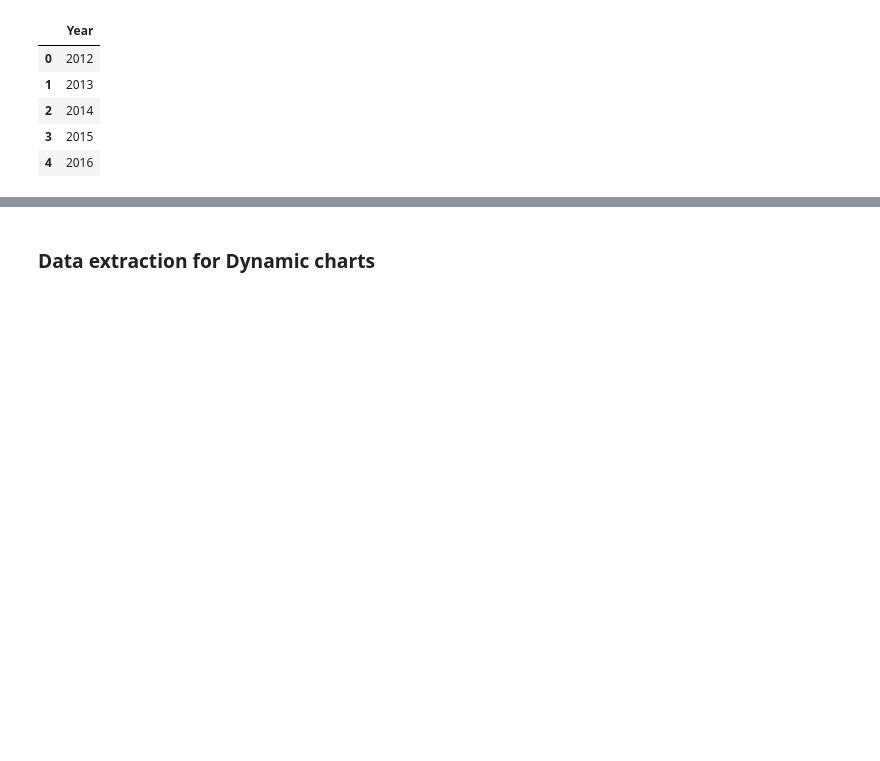
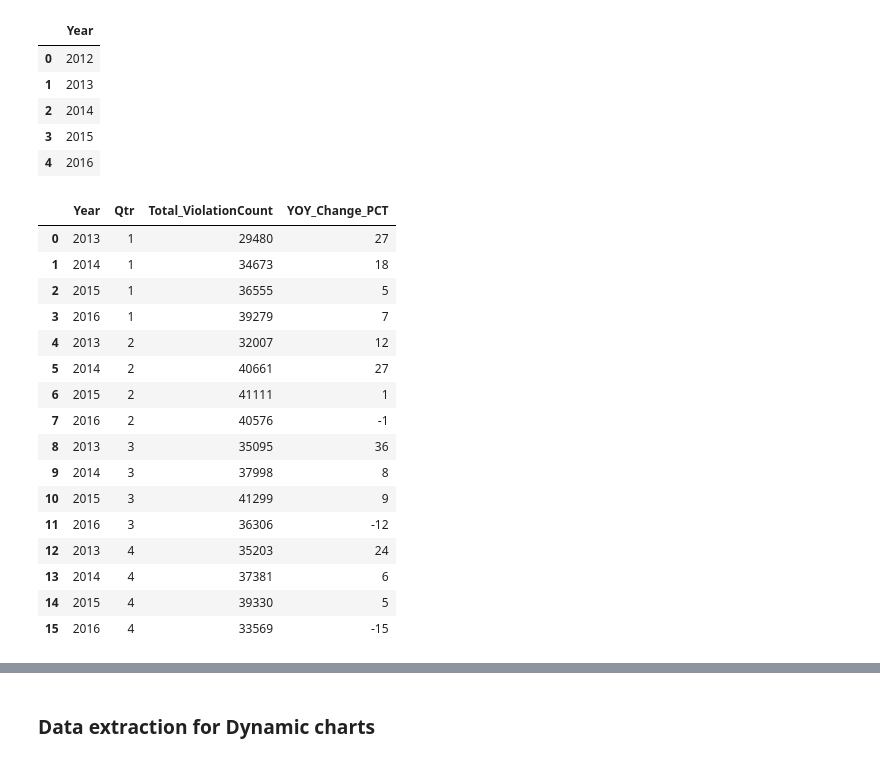
Before and after one commit to sigmanudude/Project2, a Jupyter notebook: dataQueries.ipynb, the cells around one changed output, grey strips where cells are left out. Drawn from its saved outputs; the diff is of its cells as text; code cells hidden in the pictures; blank space fills up the shorter version.

```diff
--- a/dataQueries.ipynb
+++ b/dataQueries.ipynb
@@ -102,27 +102,49 @@ def summarize_YR_QTR():
 # %%
 # extract violation count by year and qtr
 def violation_YOY_Change():
     df = summarize_YR_QTR()
     df_yoy = pd.pivot_table(df, values = "Total_ViolationCount", index = ['Year'], columns = ["Qtr"], aggfunc = np.sum)
     #caclculate year on year change
     df_yoy = df_yoy.pct_change()
     # drop na
     df_yoy = df_yoy.dropna(how = "any")
 
     # reshape to normal dataframe strcuture
     df_yoy = pd.DataFrame(df_yoy.unstack())
     df_yoy.rename(columns = {0: 'YOY_Change_PCT'}, inplace = True)
     df_yoy.reset_index(inplace = True)
 
     #
 
     #merge total violations and yoy df for final df
     df_final = pd.merge(df, df_yoy, on = ['Year','Qtr'])
 
+    #convert YOY to % and round off to two digits
+    df_final.YOY_Change_PCT = (df_final.YOY_Change_PCT * 100).apply(round, 2)
+
+
     return df_final
 
-
-#violation_YOY_Change()
+#
+# violation_YOY_Change()
+# %% [output]
+|  | Year | Qtr | Total_ViolationCount | YOY_Change_PCT |
+| 0 | 2013 | 1 | 29480 | 27 |
+| 1 | 2014 | 1 | 34673 | 18 |
+| 2 | 2015 | 1 | 36555 | 5 |
+| 3 | 2016 | 1 | 39279 | 7 |
+| 4 | 2013 | 2 | 32007 | 12 |
+| 5 | 2014 | 2 | 40661 | 27 |
+| 6 | 2015 | 2 | 41111 | 1 |
+| 7 | 2016 | 2 | 40576 | -1 |
+| 8 | 2013 | 3 | 35095 | 36 |
+| 9 | 2014 | 3 | 37998 | 8 |
+| 10 | 2015 | 3 | 41299 | 9 |
+| 11 | 2016 | 3 | 36306 | -12 |
+| 12 | 2013 | 4 | 35203 | 24 |
+| 13 | 2014 | 4 | 37381 | 6 |
+| 14 | 2015 | 4 | 39330 | 5 |
+| 15 | 2016 | 4 | 33569 | -15 |
 # %%
 # extract violation count by police dist, year and qtr
 def dist_Contrib_YOY():
```
Also changed, not shown: parts of 2 cells of this notebook, 3 other files.
